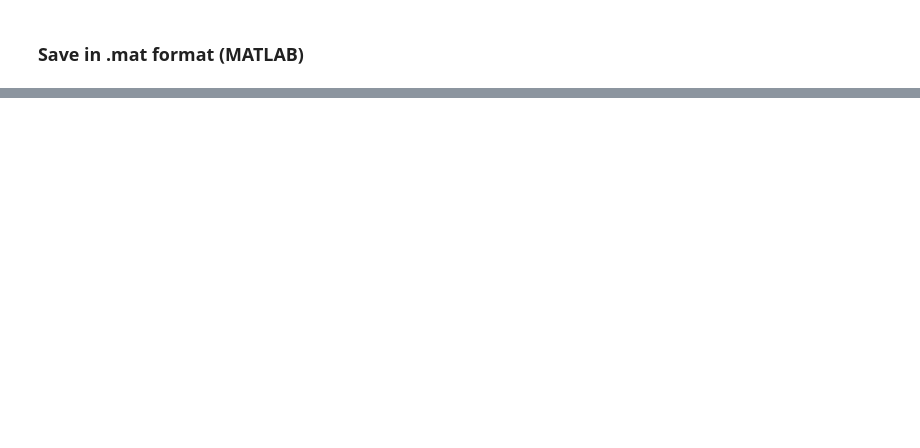
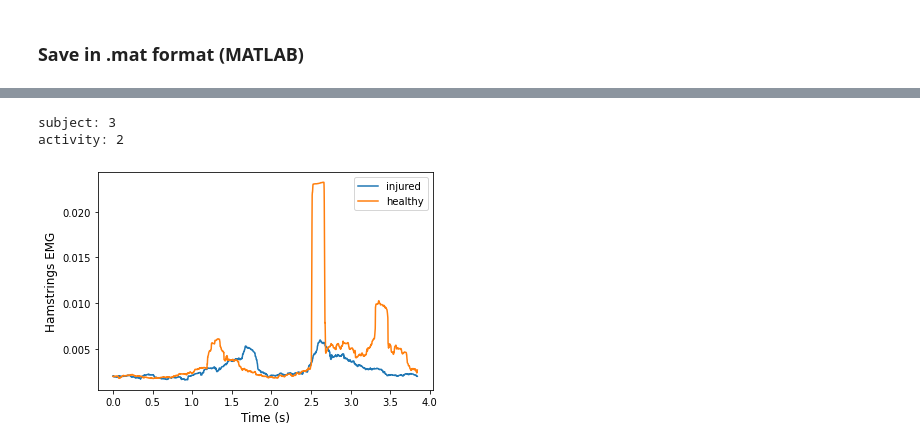
Before and after one commit to ounospanas/KneE-PAD, a Jupyter notebook: KneE_PAD_Download_Read_and_Segment.ipynb, the cells around one changed output, grey strips where cells are left out. Saved outputs shown, nothing was run; the diff lists cells and outputs as text; code cells hidden in the pictures; blank space fills up the shorter version.

```diff
--- a/KneE_PAD_Download_Read_and_Segment.ipynb
+++ b/KneE_PAD_Download_Read_and_Segment.ipynb
@@ -173,0 +196,30 @@ savemat('dataset.mat', dataset_dict)
+# %%
+def rolling_rms(x, N):
+    xc = np.cumsum(abs(np.array(x))**2)
+    return np.sqrt((xc[N:] - xc[:-N]) / N)
+# %%
+N = 200
+
+rms_emg = np.zeros((emg.shape[0],emg.shape[1],emg.shape[2]-N))
+for i in range(len(rms_emg)):
+    for j in range(8):
+        rms_emg[i,j,:] = rolling_rms(emg[i,j,:],N)
+# %%
+left = [1,  2,  3,  6,  7, 12, 16, 17, 18, 20, 21, 23, 24, 27, 30] #1
+right = [4,  5,  8,  9, 10, 11, 13, 14, 15, 19, 20, 21, 22, 25, 26, 28, 29, 31] #0
+# %%
+foot = np.zeros(len(subjects),dtype=int)
+strong_foot = np.zeros(len(subjects),dtype=int)
+i_foot = []
+h_foot = []
+for i in range(len(subjects)):
+    if subjects[i] in right:
+        foot[i] = 0
+        strong_foot[i] = 4
+        i_foot.append('right')
+        h_foot.append('left')
+    else:
+        foot[i] = 4
+        strong_foot[i] = 0
+        i_foot.append('left')
+        h_foot.append('right')
@@ -173,0 +245,19 @@ savemat('dataset.mat', dataset_dict)
+# %%
+ind = 2675
+print('subject:',subjects[ind])
+print('activity:',labels[ind])
+
+time = np.arange(0, len(rms_emg[ind,0,:]))/emg_sr
+plt.plot(time,rms_emg[ind,foot[108]+1,:])
+plt.plot(time,rms_emg[ind,strong_foot[108]+1,:])
+plt.legend(["injured", "healthy"], loc ="upper right")
+plt.xlabel('Time (s)', fontsize=12)
+plt.ylabel('Hamstrings EMG', fontsize=12)
+
+plt.savefig('hamstrings_EMG_squat.png', dpi=300)
+
+plt.show()
+# %% [output]
+subject: 3
+activity: 2
+[figure, added]
```
Also changed, not shown: parts of 21 cells of this notebook, 3 other files.
